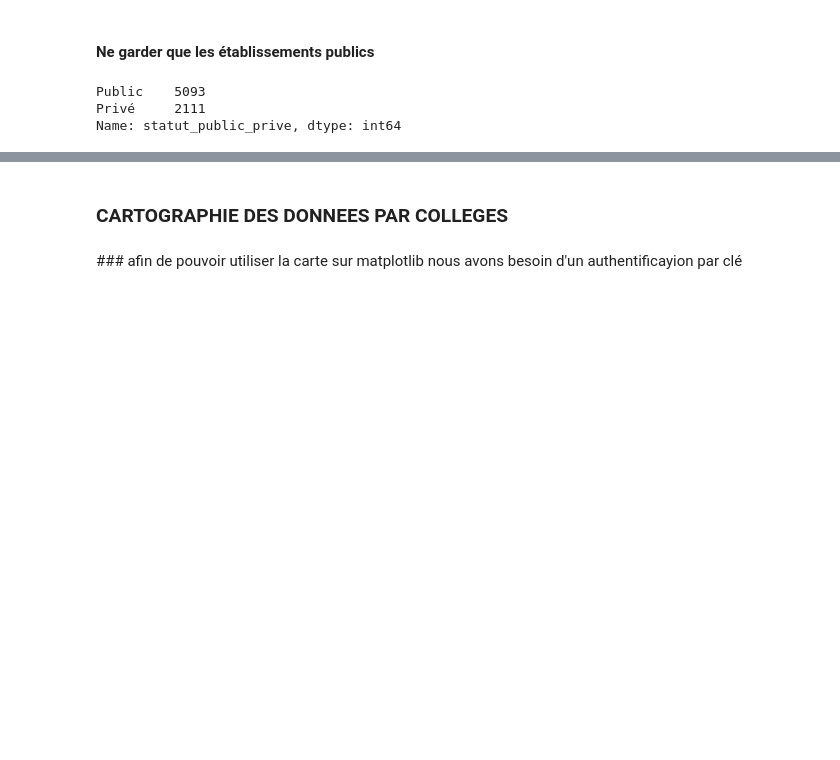
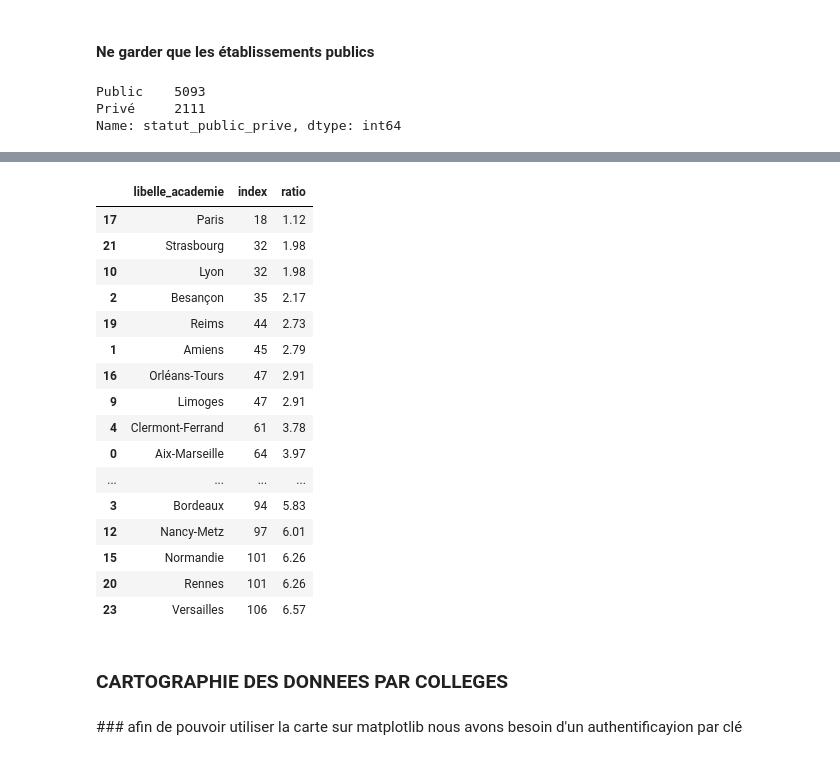
Before and after one commit to Laeti-dev/carte_scolaire, a Jupyter notebook: final.ipynb, the cells around one changed output, grey strips where cells are left out. Cells and saved outputs as stored; diff of their text form; code cells hidden in the pictures; blank space fills up the shorter version.

```diff
--- a/final.ipynb
+++ b/final.ipynb
@@ -873 +914,3 @@ zone                                   0
 dtype: int64
+# %%
+no_services = df_data_carto.query("appartenance_education_prioritaire == 0 & segpa == 0 & ulis == 0")['libelle_academie'].reset_index()
@@ -873,0 +933,2 @@ dtype: int64
+# %%
+no_services = no_services.groupby("libelle_academie").count().reset_index()
@@ -874,3 +955,25 @@ dtype: int64
+# %%
+no_services['ratio'] = round((no_services['index']/1613)*100,2)
+# %%
+no_services.sort_values(by='ratio')
+# %% [output]
+|  | libelle_academie | index | ratio |
+| 17 | Paris | 18 | 1.12 |
+| 21 | Strasbourg | 32 | 1.98 |
+| 10 | Lyon | 32 | 1.98 |
+| 2 | Besançon | 35 | 2.17 |
+| 19 | Reims | 44 | 2.73 |
+| 1 | Amiens | 45 | 2.79 |
+| 16 | Orléans-Tours | 47 | 2.91 |
+| 9 | Limoges | 47 | 2.91 |
+| 4 | Clermont-Ferrand | 61 | 3.78 |
+| 0 | Aix-Marseille | 64 | 3.97 |
+| ... | ... | ... | ... |
+| 3 | Bordeaux | 94 | 5.83 |
+| 12 | Nancy-Metz | 97 | 6.01 |
+| 15 | Normandie | 101 | 6.26 |
+| 20 | Rennes | 101 | 6.26 |
+| 23 | Versailles | 106 | 6.57 |
 # %% [markdown]
 ### CARTOGRAPHIE DES DONNEES PAR COLLEGES
 # %% [markdown]
```
Also changed, not shown: parts of 24 cells of this notebook, 7 other files.
